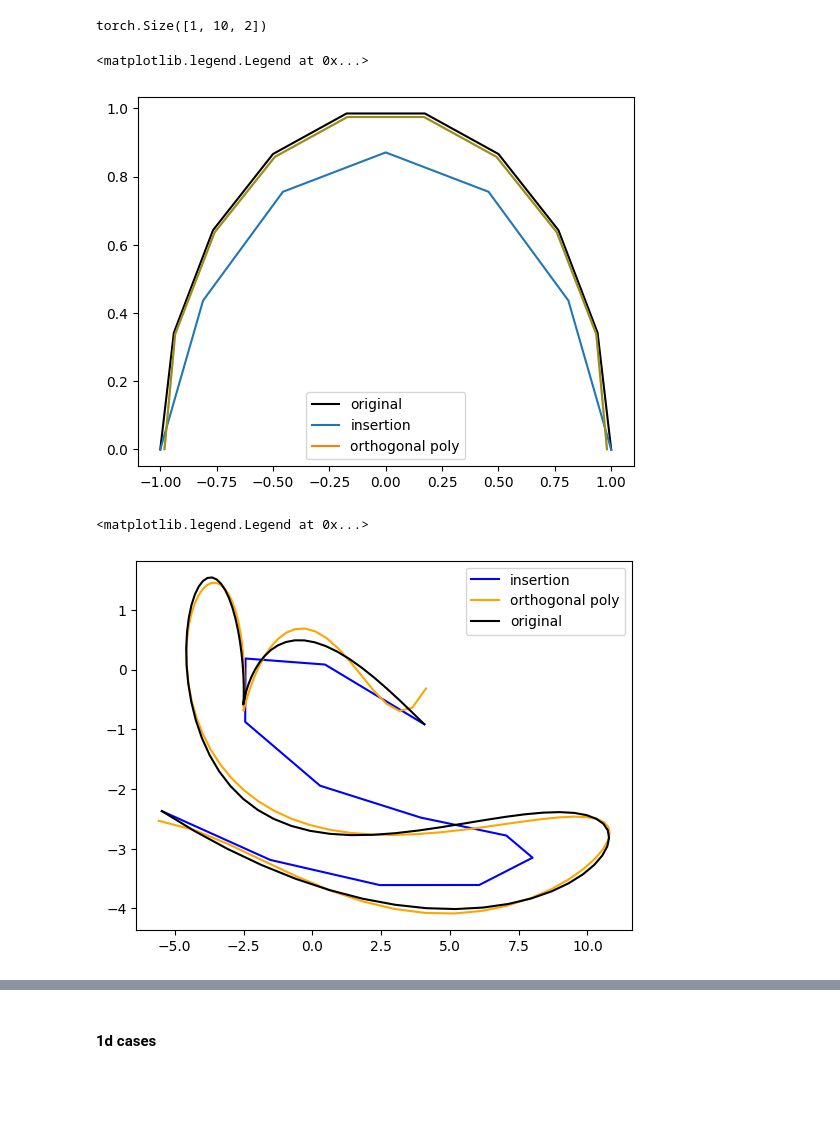
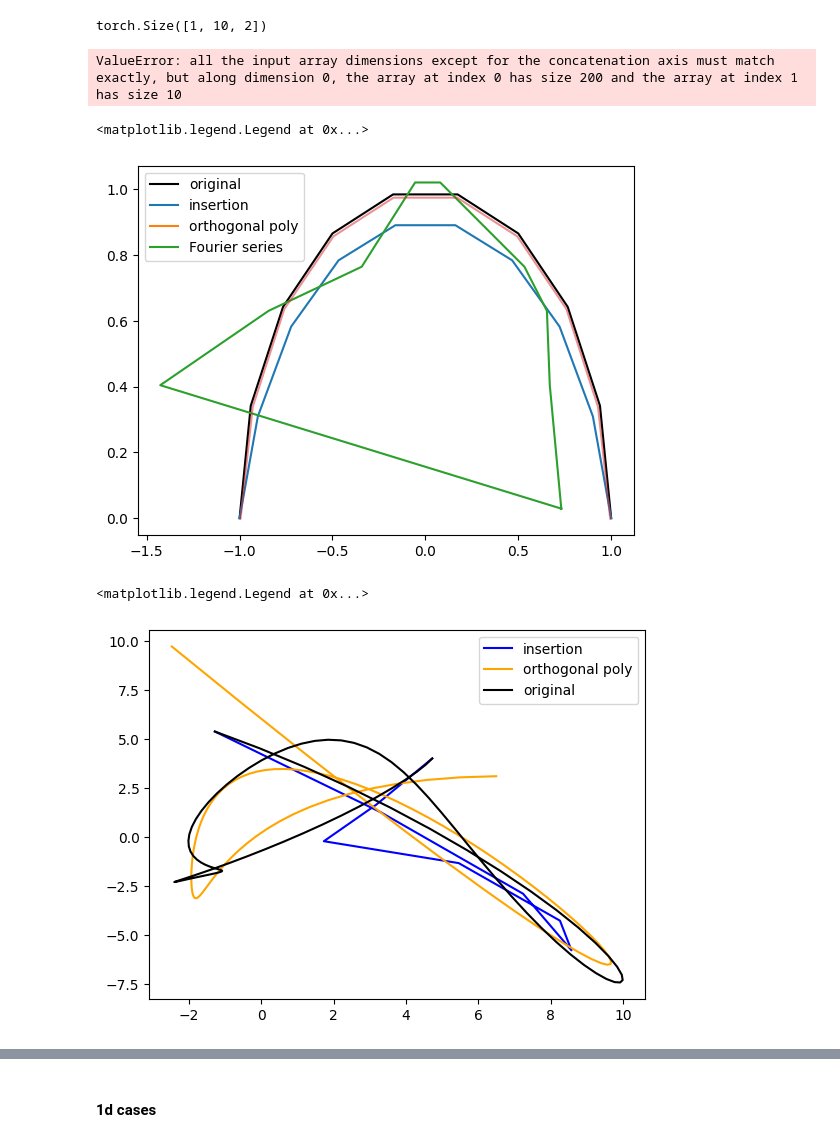
Before and after one commit to Zhuoyue-Huang/M3R-signature-inversion, a Jupyter notebook: siginversion_demo.ipynb, the cells around one changed output, grey strips where cells are left out. Drawn from its saved outputs; the diff is of its cells as text; code cells hidden in the pictures; blank space fills up the shorter version.

```diff
--- a/siginversion_demo.ipynb
+++ b/siginversion_demo.ipynb
@@ -184,0 +296,30 @@ plt.tight_layout()
+# %%
+def fourier2sig(sig, N, t, P, t0):
+    recon = a_sig(sig, 0, 'cos', P, t0)
+    recon_cos = {n: a_sig(sig, n, 'cos', P, t0) for n in range(1, N+1)}
+    recon_sin = {n: a_sig(sig, n, 'sin', P, t0) for n in range(1, N+1)}
+    for n in range(1, N+1):
+        recon += recon_cos[n]*np.cos(2*np.pi*n*t/P) + recon_sin[n]*np.sin(2*np.pi*n*t/P)
+    return recon
+
+def l(n, key, P, t0):
+    if n==0:
+        return 1 / P * word2Elt('41')
+    else:
+        expansion = expand_trig_n_theta(n, t0/P, key)
+        l_n = 0*word2Elt('')
+        for power, coeff in expansion.items():
+            l_n += coeff*np.math.factorial(power)*word2Elt('2'*power)
+        if key=='cos':
+            return 2 / P * rightHalfShuffleProduct(shuffleProduct(l_n, word2Elt('4')), word2Elt('1'))
+        elif key=='sin':
+            return 2 / P * rightHalfShuffleProduct(shuffleProductMany([l_n, word2Elt('3'), word2Elt('4')]), word2Elt('1'))
+
+def a_sig(sig, n, key, P, t0):
+    return dotprod(l(n, key, P, t0), sig)
+
+def sig(t_grid, path, N):
+    """Compute N+2 truncated signature of time-augmented weighted path."""
+    P = t_grid[-1]-t_grid[0]
+    path_aug_time = np.c_[t_grid, np.cos(2*np.pi*t_grid/P), np.sin(2*np.pi*t_grid/P), path]
+    return signature_of_path_iisignature(path_aug_time, N+2)
@@ -192,7 +349,7 @@ t_grid = torch.linspace(0, 1, 10)
 path = torch.stack([torch.cos(np.pi * t_grid), torch.sin(np.pi * t_grid)]).T.unsqueeze(0)
 
 # Compute the signature
-depth = 6
+depth = 9
 signature = signatory.signature(path, depth)
 
 # Reconstruct the path by inverting the signature
@@ -202,10 +359,12 @@ path.shape
 torch.Size([1, 10, 2])
 # %%
 # inversion via legendre
-inv1 = Sig2path(pdf_l, t_grid=np.array(t_grid))
-rec1 = np.zeros((len(t_grid), 2))
-rec1[:, 0] = inv1.path2path(np.array(t_grid), np.array(path)[0, :, 0], depth-2) + np.array(path)[0, 0, 0]
-rec1[:, 1] = inv1.path2path(np.array(t_grid), np.array(path)[0, :, 1], depth-2) + np.array(path)[0, 0, 1]
+inv_o = Sig2path(pdf_l, t_grid=np.array(t_grid))
+rec_o = np.zeros((len(t_grid), 2))
+rec_o[:, 0] = inv1.path2path(np.array(t_grid), np.array(path)[0, :, 0], depth-2) + np.array(path)[0, 0, 0]
+rec_o[:, 1] = inv1.path2path(np.array(t_grid), np.array(path)[0, :, 1], depth-2) + np.array(path)[0, 0, 1]
+# %% [output]
+ValueError: all the input array dimensions except for the concatenation axis must match exactly, but along dimension 0, the array at index 0 has size 200 and the array at index 1 has size 10
 # %%
 # suitable for multi-dimensional path
 inv2 = Sig2path(pdf_l, t_grid=np.array(t_grid))
@@ -213,12 +378,13 @@ rec2 = inv2.path2path(np.array(t_grid), np.array(path)[0], depth-2, dim=2) + np.
 # %%
 plt.plot(path[0, :, 0], path[0, :, 1], color='black', label='original')
 plt.plot(reconstructed_signatory[0, :, 0], reconstructed_signatory[0, :, 1], label='insertion')
-plt.plot(rec1[:, 0], rec1[:, 1], label='orthogonal poly')
+plt.plot(rec_o[:, 0], rec_o[:, 1], label='orthogonal poly')
+plt.plot(rec_f[:, 0], rec_f[:, 1], label='Fourier series')
 plt.plot(rec2[:, 0], rec2[:, 1], alpha=0.5)
 plt.legend()
 # %% [output]
 <matplotlib.legend.Legend at 0x...>
-[figure, old version]
+[figure, new version]
 # %%
 def piecewise_linear_function(x_range, y_values, x):
     """
@@ -258,7 +424,7 @@ def piecewise_linear_function(x_range, y_values, x):
     return y
 # %%
 sample_num = 10
-max_depth = 11
+max_depth = 8
 t_grid = np.linspace(0, 1, 100)
 
 errors = np.zeros((2, max_depth-2))
@@ -277,34 +443,34 @@ for depth in tqdm(range(3, max_depth+1)):
         # insertion
         signature = signatory.signature(path_torch, depth)
         start = time.time()
         recon_insertion = signatory.invert_signature(signature, depth, path_torch.shape[2], initial_position=path_torch[:, 0, :])
         end = time.time()
         d1 = integrate.quad(lambda t: (piecewise_linear_function((0, 1), recon_insertion.squeeze(0)[0], t) - func1(t))**2, 0, 1)[0]
         d2 = integrate.quad(lambda t: (piecewise_linear_function((0, 1), recon_insertion.squeeze(0)[1], t) - func2(t))**2, 0, 1)[0]
         errors[0, depth-3] += (d1 + d2) ** 0.5
         time_cost[0, depth-3] += end - start
         # inversion via Legendre polynomials
         inv1 = Sig2path(pdf_l, t_grid=t_grid, depth=depth)
         sig = inv1.sig(path, depth)
         start = time.time()
         rec = inv1.sig2path(t, depth-2, sig=sig, dim=2, return_func=True)
         end = time.time()
         d1 = integrate.quad(lambda t: (path[0, 0] + nppoly.polyval(t, rec[0]) - func1(t))**2, 0, 1)[0]**0.5
         d2 = integrate.quad(lambda t: (path[0, 1] + nppoly.polyval(t, rec[1]) - func2(t))**2, 0, 1)[0]**0.5
         errors[1, depth-3] += (d1 + d2) ** 0.5
         time_cost[1, depth-3] += end - start
 
 errors /= sample_num
 time_cost /= sample_num
 
 # # visualsation
 plt.plot(np.array(recon_insertion.squeeze(0))[:, 0], np.array(recon_insertion.squeeze(0))[:, 1], color='blue', label='insertion')
 plt.plot(path[0, 0] + nppoly.polyval(t_grid, rec[0]), path[0, 1] + nppoly.polyval(t_grid, rec[1]), color='orange', label='orthogonal poly')
 plt.plot(path[:, 0], path[:, 1], color='black', label='original')
 plt.legend()
 # %% [output]
 <matplotlib.legend.Legend at 0x...>
-[figure, old version]
+[figure, new version]
 # %%
 plt.plot(range(3, max_depth+1), errors[0], label='insertion')
 plt.plot(np.linspace(3, max_depth+1, 100), errors[0, 0]*np.ones(100), color='lightblue', linestyle='--')
```
Also changed, not shown: parts of 20 cells of this notebook, 2 other files.
